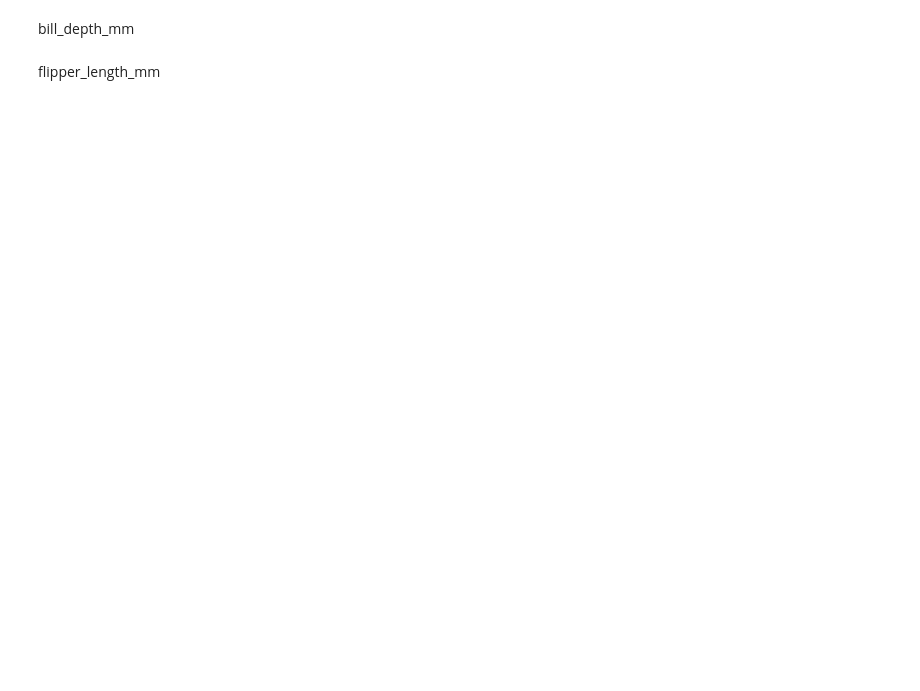
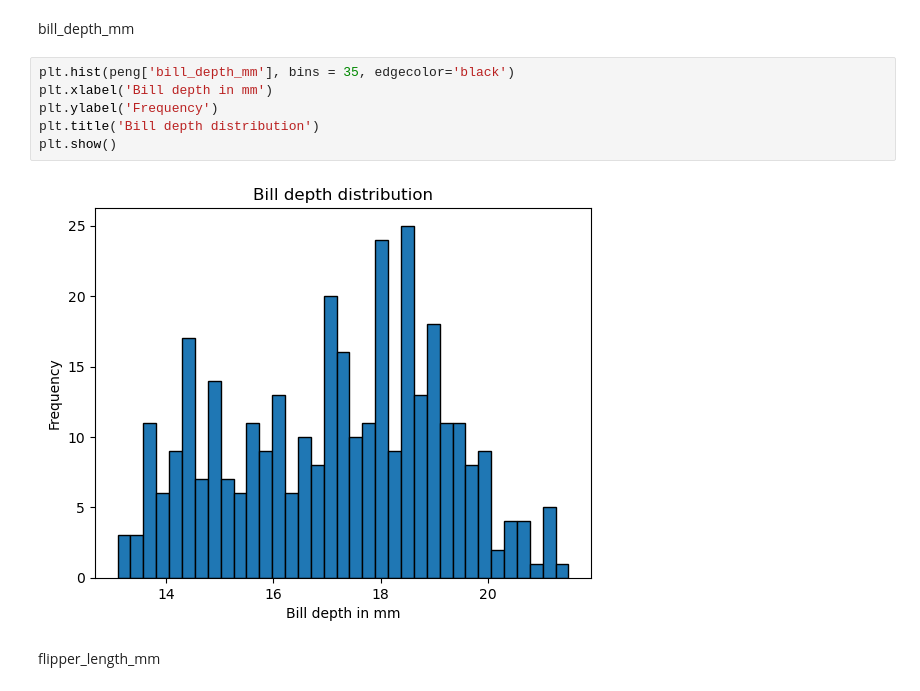
Before and after one commit to nexlanglxm/fundamentals-of-data-analysis, a Jupyter notebook: tasks.ipynb, the cells around one changed output. Saved outputs shown, nothing was run; the diff lists cells and outputs as text; blank space fills up the shorter version.

```diff
--- a/tasks.ipynb
+++ b/tasks.ipynb
@@ -127,4 +134,12 @@ The bill_length_mm variable
 # %% [markdown]
 bill_depth_mm
+# %%
+plt.hist(peng['bill_depth_mm'], bins = 35, edgecolor='black')
+plt.xlabel('Bill depth in mm')
+plt.ylabel('Frequency')
+plt.title('Bill depth distribution')
+plt.show()
+# %% [output]
+[figure, added]
 # %% [markdown]
 flipper_length_mm
```
Also changed, not shown: parts of 9 cells of this notebook.
